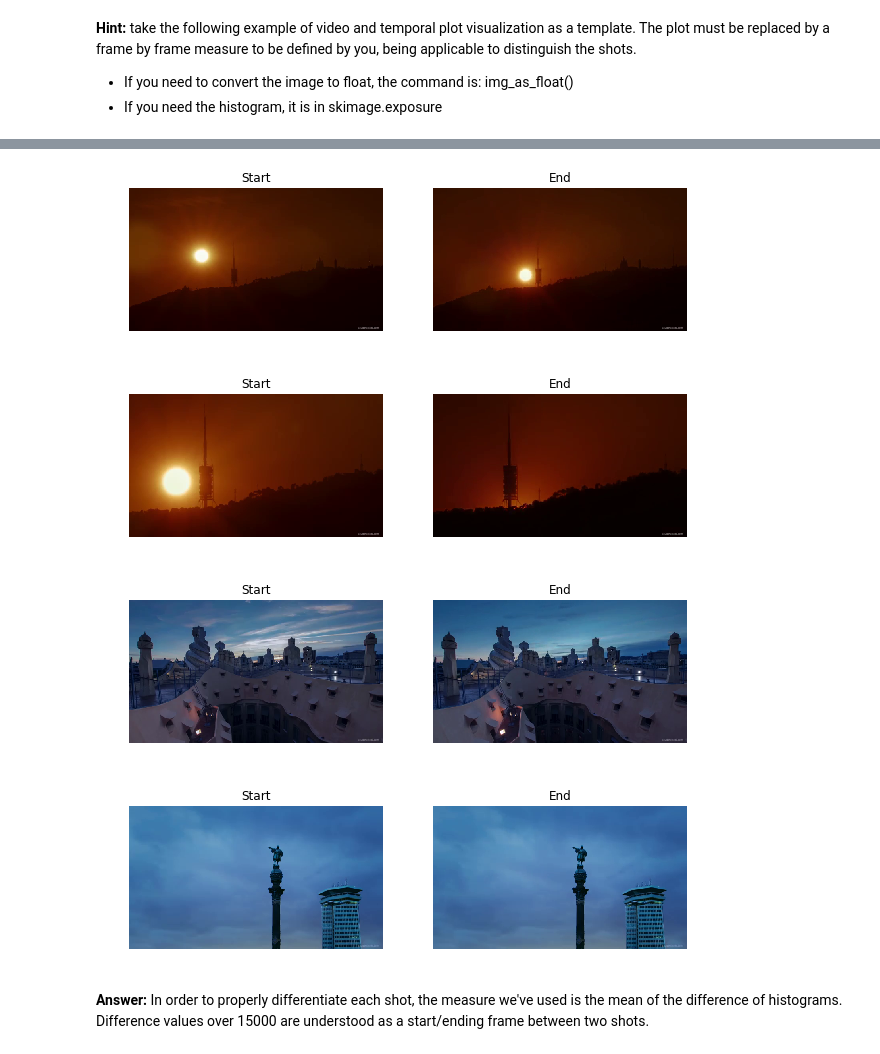
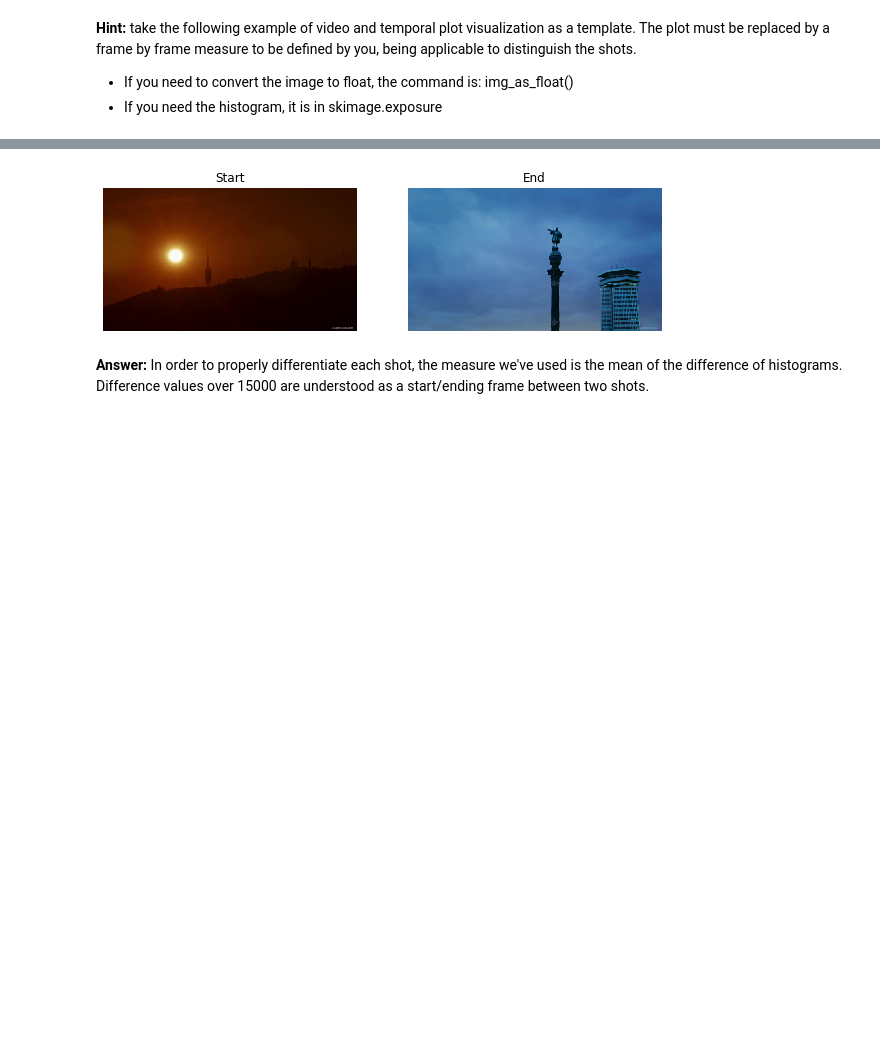
Before and after one commit to leRoderic/VA_19, a Jupyter notebook: P3/P3_JoelBolwijn_RodrigoCabezas.ipynb, the cells around one changed output, grey strips where cells are left out. Drawn from its saved outputs; the diff is of its cells as text; code cells hidden in the pictures; blank space fills up the shorter version.

```diff
--- a/P3/P3_JoelBolwijn_RodrigoCabezas.ipynb
+++ b/P3/P3_JoelBolwijn_RodrigoCabezas.ipynb
@@ -190,27 +190,26 @@ plt.show()
 [interactive output not drawn]
 [interactive output not drawn]
 # %%
+clips = [ic[0], ic[-1]]
+
 %matplotlib inline
 def plot_two_images(i1, t1, i2, t2):
 
     fig, axs = plt.subplots(1,2)
     fig.set_size_inches(10, 10)
 
     axs[0].axis('off')
     axs[0].imshow(i1)
     axs[0].set_title(t1)
     axs[1].axis('off')
     axs[1].imshow(i2)
     axs[1].set_title(t2)
     plt.show()
 
 for i in range(0, len(clips), 2):
     plot_two_images(clips[i], "Start", clips[i+1], "End")
 # %% [output]
-[figure, old version]
+[figure, new version]
-[figure, removed]
-[figure, removed]
-[figure, removed]
 # %% [markdown]
 **Answer:** In order to properly differentiate each shot, the measure we've used is the mean of the difference of histograms. Difference values over 15000 are understood as a start/ending frame between two shots.
 # %% [markdown]
```
Also changed, not shown: parts of 2 cells of this notebook.
